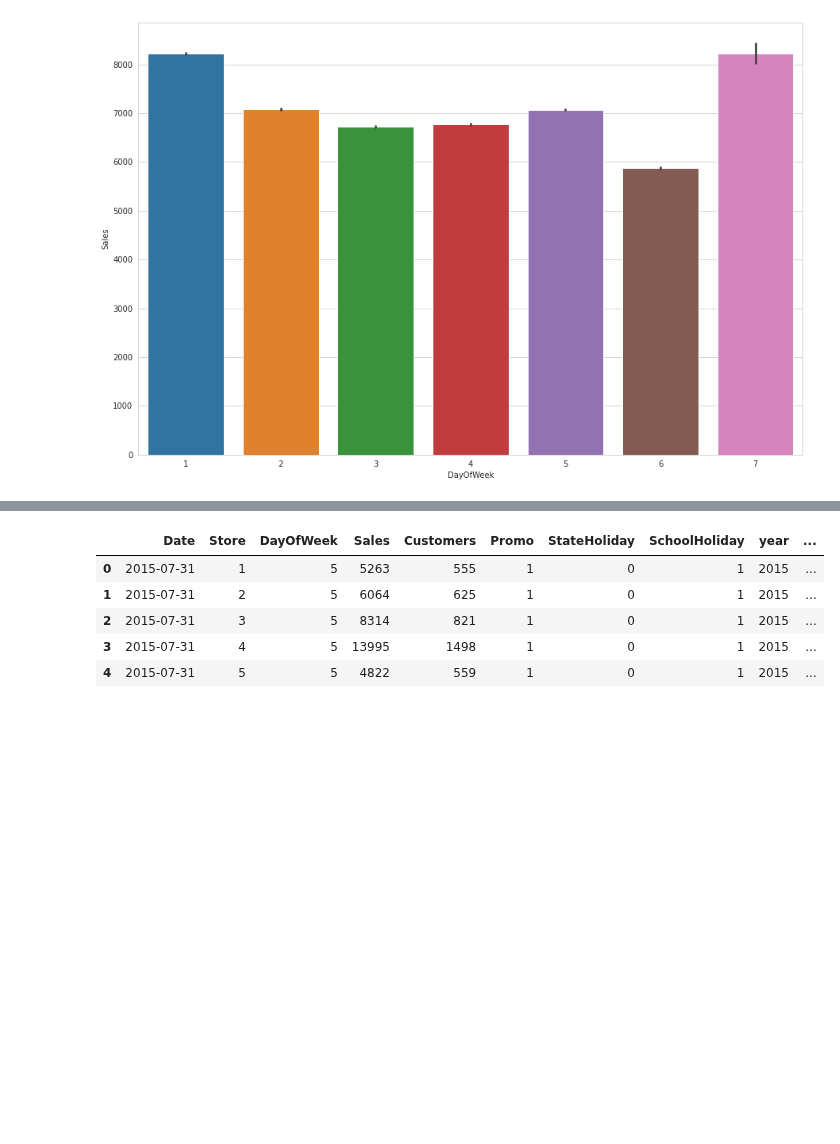
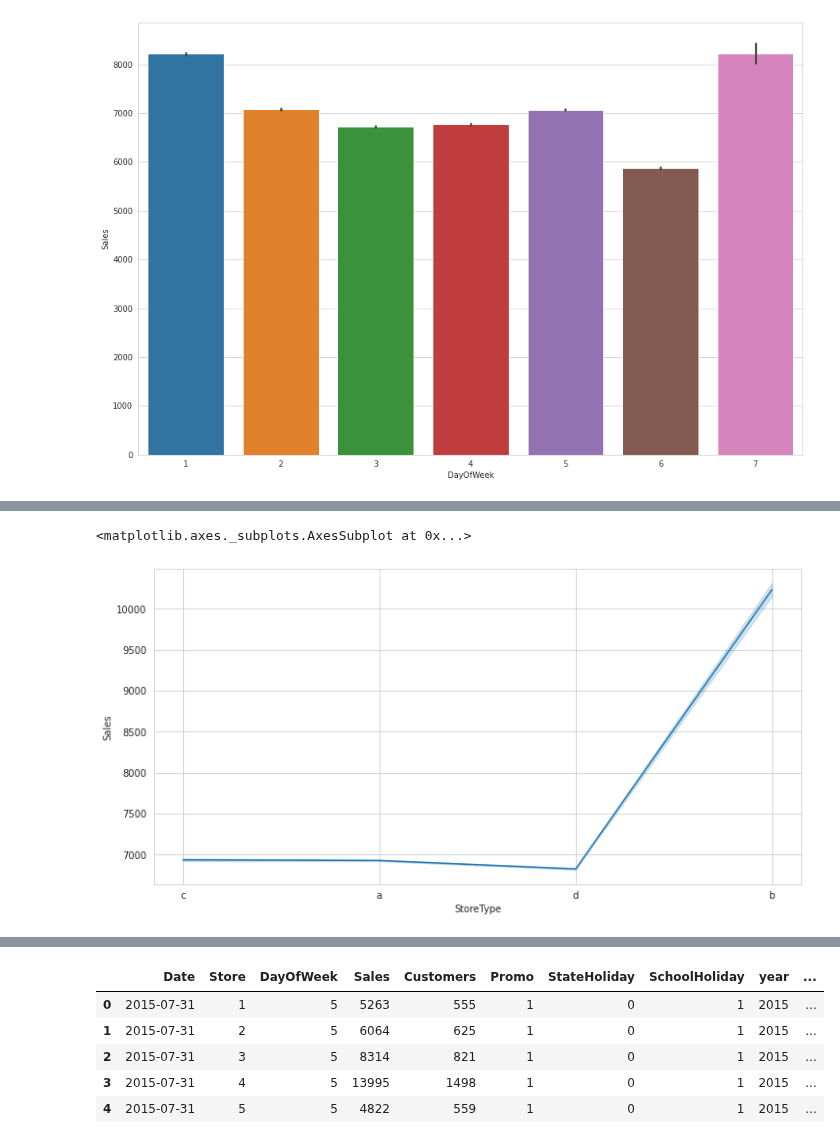
Before and after one commit to amalmon/RETAIL-SALES-PREDICTION, a Jupyter notebook: AMAL_Rossmann_Sales_Prediction_Capstone_Project.ipynb, the cells around one changed output, grey strips where cells are left out. Drawn from its saved outputs; the diff is of its cells as text; code cells hidden in the pictures; blank space fills up the shorter version.

```diff
--- a/AMAL_Rossmann_Sales_Prediction_Capstone_Project.ipynb
+++ b/AMAL_Rossmann_Sales_Prediction_Capstone_Project.ipynb
@@ -262,0 +279,6 @@ sns.barplot(x="DayOfWeek", y="Sales", data=df)
+# %%
+plt.figure(figsize=(12,6))
+sns.lineplot(x='StoreType',y='Sales',data=final_df)
+# %% [output]
+<matplotlib.axes._subplots.AxesSubplot at 0x...>
+[figure, added]
```
Also changed, not shown: parts of 44 cells of this notebook.
